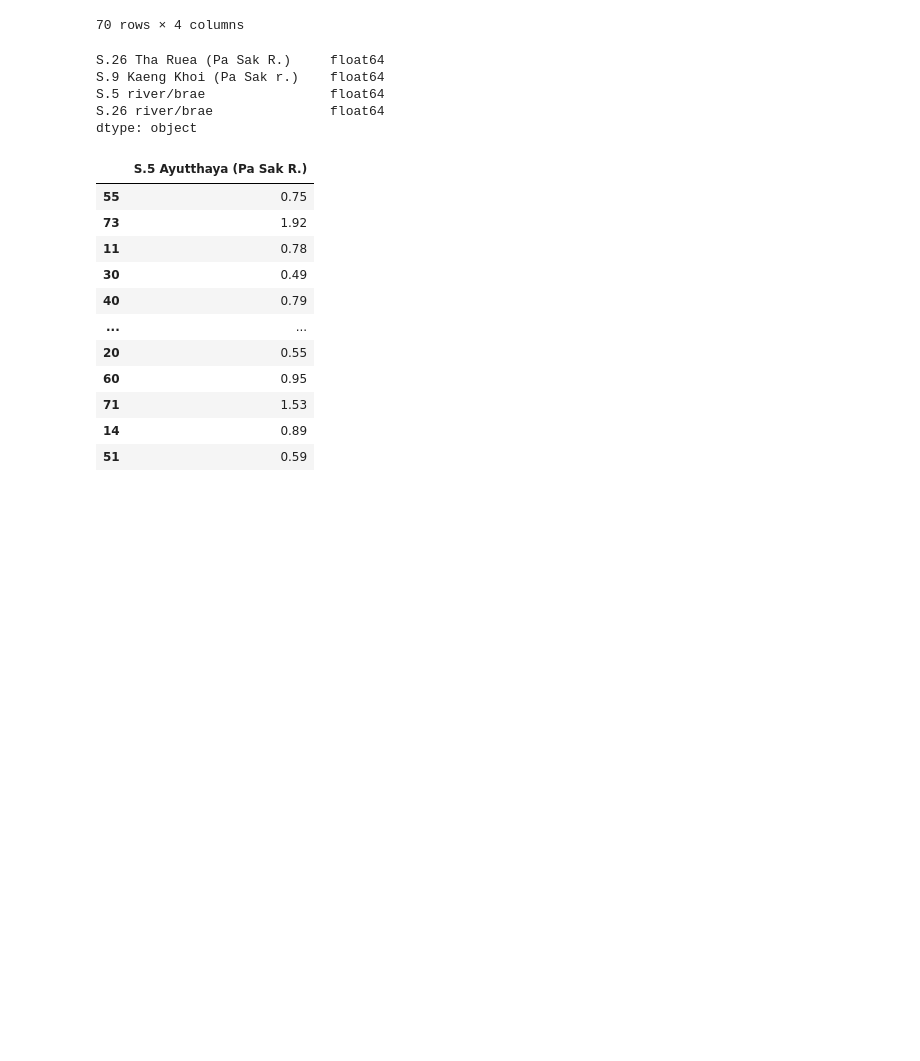
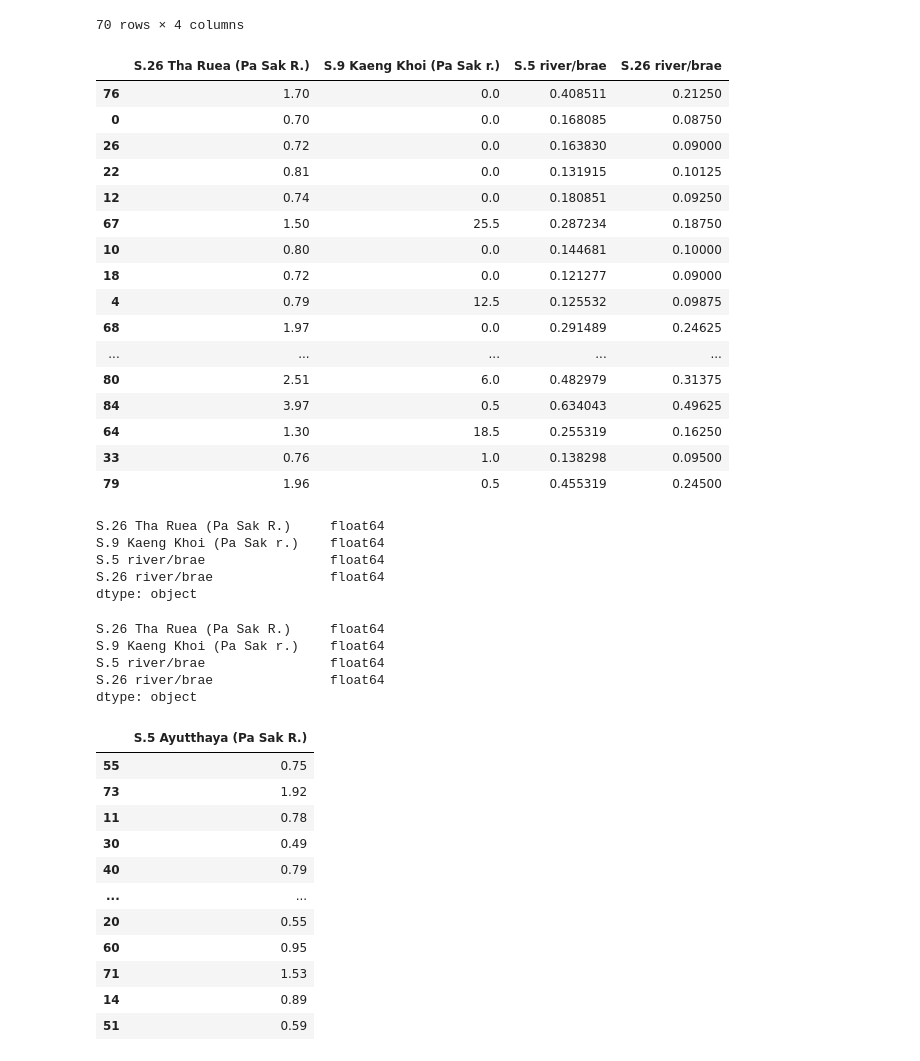
Before and after one commit to TermProject702/Flooding702, a Jupyter notebook: Model.ipynb, the cells around one changed output. Saved outputs shown, nothing was run; the diff lists cells and outputs as text; code cells hidden in the pictures; blank space fills up the shorter version.

```diff
--- a/Model.ipynb
+++ b/Model.ipynb
@@ -178,6 +229,28 @@ X_train_S
 | 14 | 0.70 | 3.0 | 0.189362 | 0.08750 |
 | 51 | 0.49 | 0.0 | 0.125532 | 0.06125 |
 70 rows × 4 columns
+# %%
+X_test_S = X_test.drop(columns=['C.7A Ang Thong (Chao Phraya R.)', 'C.13 Sapphaya (Chao Phraya r.)',
+                        'C.35 river/brae', 'C.7A river/brae'])
+X_test_S
+# %% [output]
+|  | S.26 Tha Ruea (Pa Sak R.) | S.9 Kaeng Khoi (Pa Sak r.) | S.5 river/brae | S.26 river/brae |
+| 76 | 1.70 | 0.0 | 0.408511 | 0.21250 |
+| 0 | 0.70 | 0.0 | 0.168085 | 0.08750 |
+| 26 | 0.72 | 0.0 | 0.163830 | 0.09000 |
+| 22 | 0.81 | 0.0 | 0.131915 | 0.10125 |
+| 12 | 0.74 | 0.0 | 0.180851 | 0.09250 |
+| 67 | 1.50 | 25.5 | 0.287234 | 0.18750 |
+| 10 | 0.80 | 0.0 | 0.144681 | 0.10000 |
+| 18 | 0.72 | 0.0 | 0.121277 | 0.09000 |
+| 4 | 0.79 | 12.5 | 0.125532 | 0.09875 |
+| 68 | 1.97 | 0.0 | 0.291489 | 0.24625 |
+| ... | ... | ... | ... | ... |
+| 80 | 2.51 | 6.0 | 0.482979 | 0.31375 |
+| 84 | 3.97 | 0.5 | 0.634043 | 0.49625 |
+| 64 | 1.30 | 18.5 | 0.255319 | 0.16250 |
+| 33 | 0.76 | 1.0 | 0.138298 | 0.09500 |
+| 79 | 1.96 | 0.5 | 0.455319 | 0.24500 |
 # %%
 X_train_S.dtypes
 # %% [output]
@@ -186,4 +259,12 @@ S.9 Kaeng Khoi (Pa Sak r.)    float64
 S.5 river/brae                float64
 S.26 river/brae               float64
 dtype: object
+# %%
+X_test_S.dtypes
+# %% [output]
+S.26 Tha Ruea (Pa Sak R.)     float64
+S.9 Kaeng Khoi (Pa Sak r.)    float64
+S.5 river/brae                float64
+S.26 river/brae               float64
+dtype: object
 # %%
```
Also changed, not shown: parts of 5 cells of this notebook.
